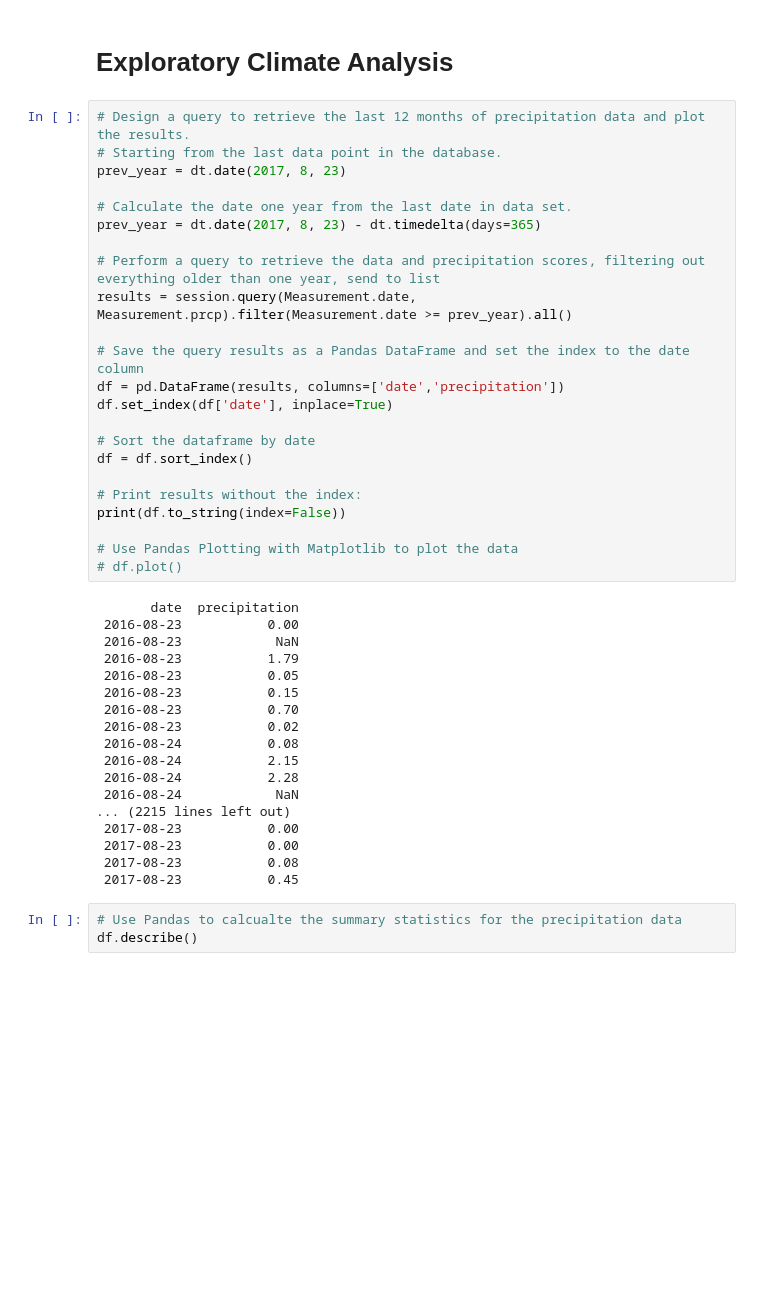
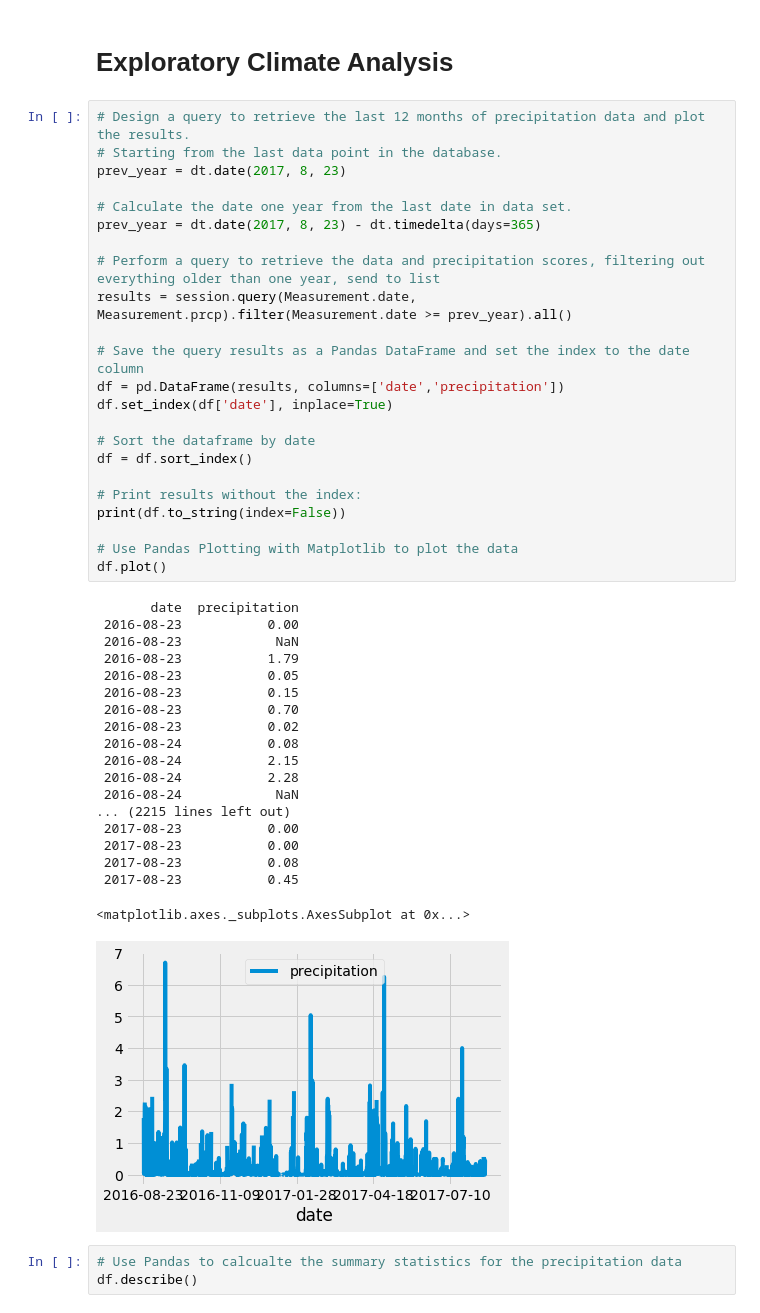
Before and after one commit to emmysobieski/climate_analysis, a Jupyter notebook: climate_analysis.ipynb, the cells around one changed output. Cells and saved outputs as stored; diff of their text form; blank space fills up the shorter version.

```diff
--- a/climate_analysis.ipynb
+++ b/climate_analysis.ipynb
@@ -54,34 +54,36 @@ results = session.query(Measurement.date, Measurement.prcp).filter(Measurement.d
 
 # Save the query results as a Pandas DataFrame and set the index to the date column
 df = pd.DataFrame(results, columns=['date','precipitation'])
 df.set_index(df['date'], inplace=True)
 
 # Sort the dataframe by date
 df = df.sort_index()
 
 # Print results without the index:
 print(df.to_string(index=False))
 
 # Use Pandas Plotting with Matplotlib to plot the data
-# df.plot()
+df.plot()
 # %% [output]
        date  precipitation
  2016-08-23           0.00
  2016-08-23            NaN
  2016-08-23           1.79
  2016-08-23           0.05
  2016-08-23           0.15
  2016-08-23           0.70
  2016-08-23           0.02
  2016-08-24           0.08
  2016-08-24           2.15
  2016-08-24           2.28
  2016-08-24            NaN
 ... (2215 lines left out)
  2017-08-23           0.00
  2017-08-23           0.00
  2017-08-23           0.08
  2017-08-23           0.45
+<matplotlib.axes._subplots.AxesSubplot at 0x...>
+[figure, added]
 # %%
 # Use Pandas to calcualte the summary statistics for the precipitation data
 df.describe()
```
Also changed, not shown: parts of 7 cells of this notebook.
